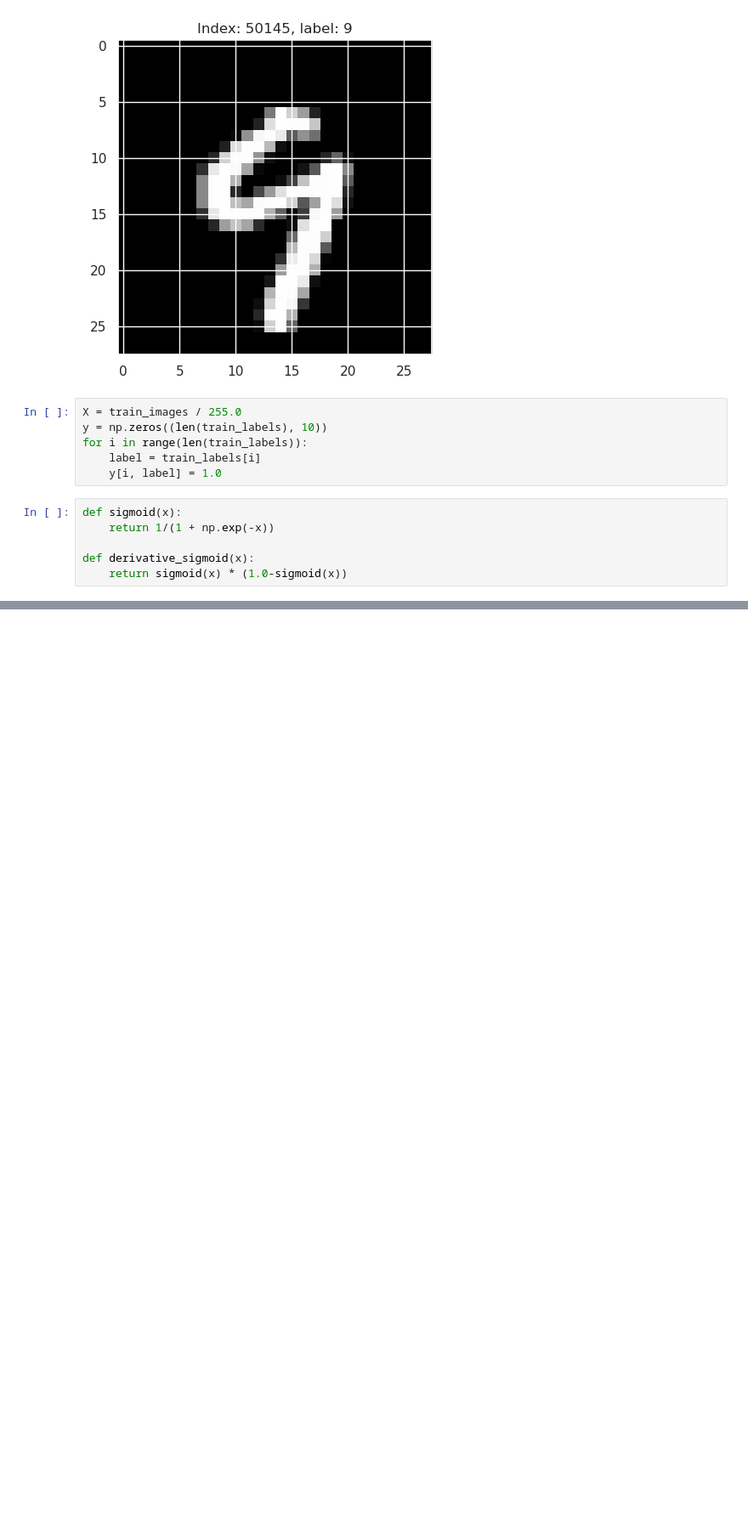
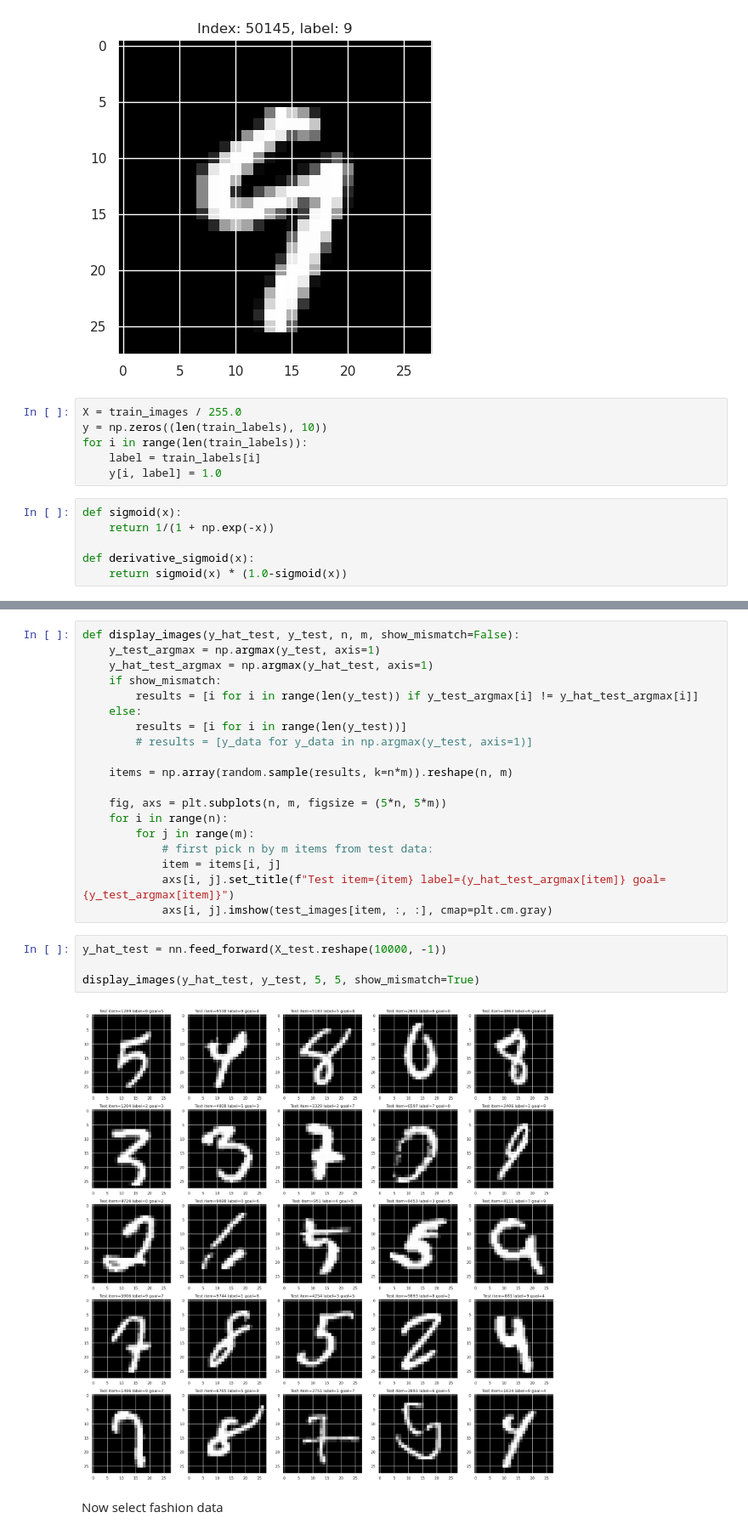
Before and after one commit to patrick7adams/DataScienceAndMachineLearning, a Jupyter notebook: Supervised Learning/Multilayer Perceptron/MultilayerPerceptron.ipynb, the cells around one changed output, grey strips where cells are left out. Shown at 85% size. Drawn from its saved outputs; the diff is of its cells as text; blank space fills up the shorter version.

```diff
--- a/Supervised Learning/Multilayer Perceptron/MultilayerPerceptron.ipynb
+++ b/Supervised Learning/Multilayer Perceptron/MultilayerPerceptron.ipynb
@@ -188,0 +266,27 @@ print(results / 10000.0)
+# %%
+def display_images(y_hat_test, y_test, n, m, show_mismatch=False):
+    y_test_argmax = np.argmax(y_test, axis=1)
+    y_hat_test_argmax = np.argmax(y_hat_test, axis=1)
+    if show_mismatch:
+        results = [i for i in range(len(y_test)) if y_test_argmax[i] != y_hat_test_argmax[i]]
+    else:
+        results = [i for i in range(len(y_test))]
+        # results = [y_data for y_data in np.argmax(y_test, axis=1)]
+
+    items = np.array(random.sample(results, k=n*m)).reshape(n, m)
+
+    fig, axs = plt.subplots(n, m, figsize = (5*n, 5*m))
+    for i in range(n):
+        for j in range(m):
+            # first pick n by m items from test data:
+            item = items[i, j]
+            axs[i, j].set_title(f"Test item={item} label={y_hat_test_argmax[item]} goal={y_test_argmax[item]}")
+            axs[i, j].imshow(test_images[item, :, :], cmap=plt.cm.gray)
+# %%
+y_hat_test = nn.feed_forward(X_test.reshape(10000, -1))
+
+display_images(y_hat_test, y_test, 5, 5, show_mismatch=True)
+# %% [output]
+[figure, added]
+# %% [markdown]
+Now select fashion data
```
Also changed, not shown: parts of 13 cells of this notebook.
